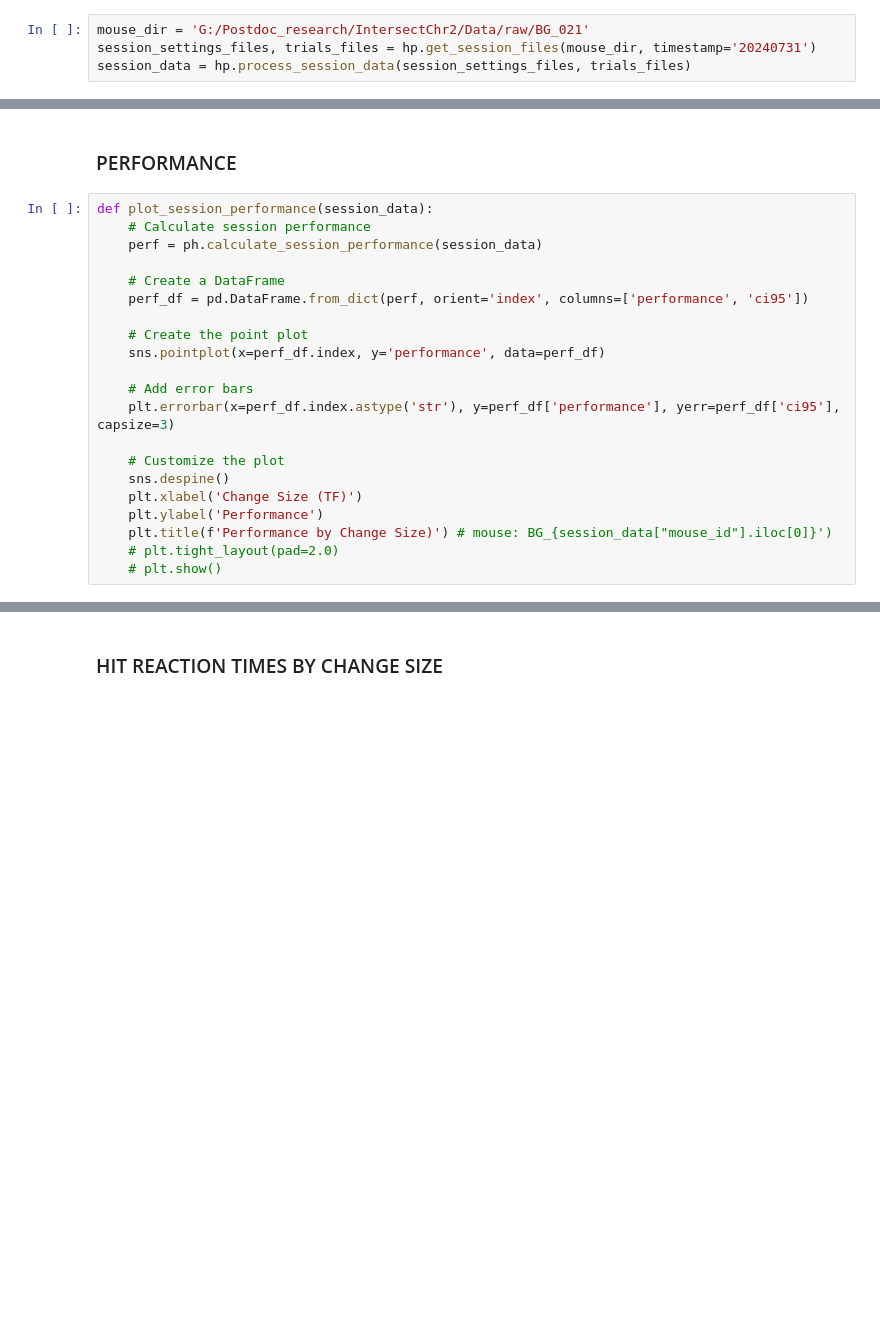
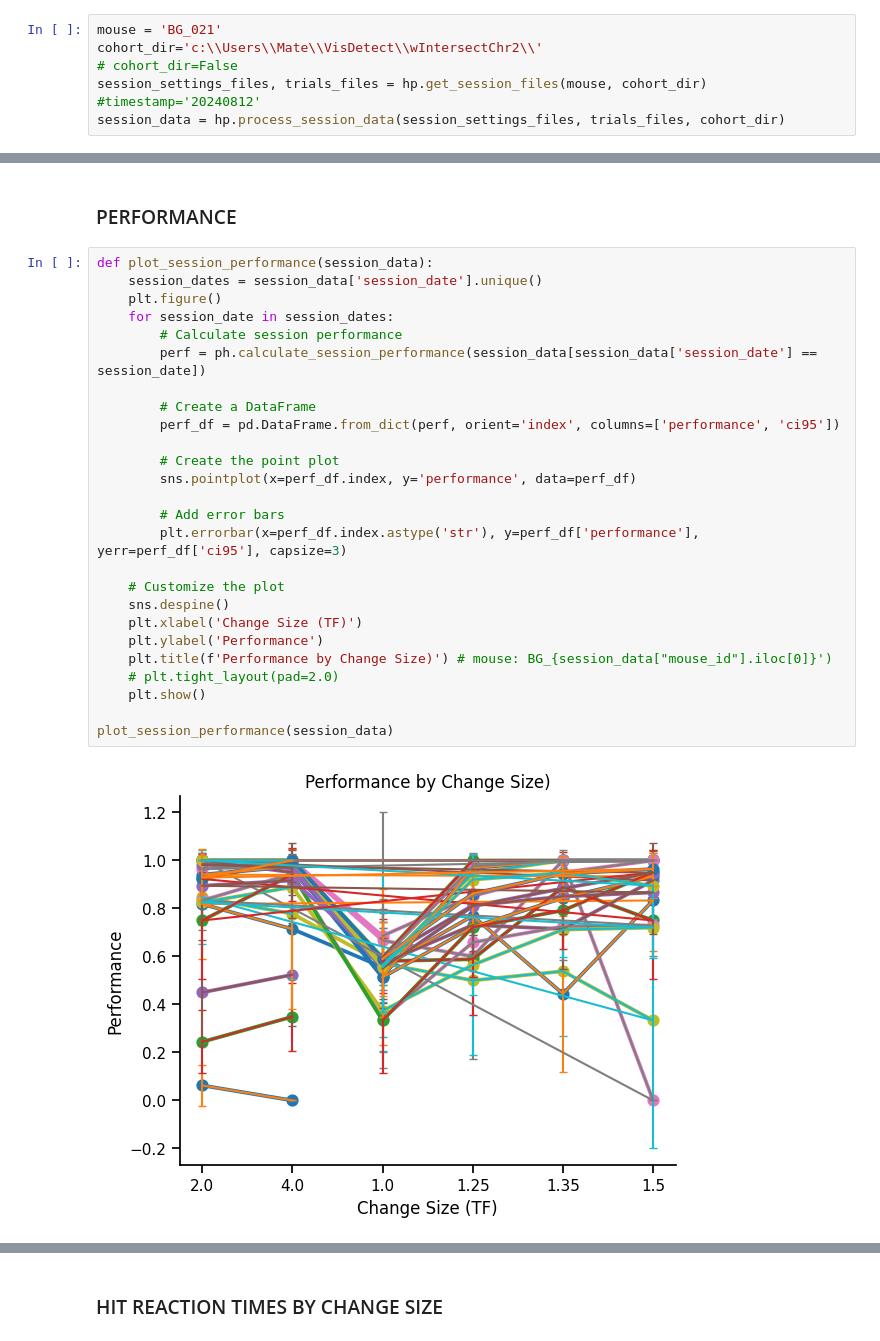
Before and after one commit to CherryGarcia-code/vis_detect_analysis_Apr2023, a Jupyter notebook: session_behavior_screen_v4_functionized_template.ipynb, the cells around one changed output, grey strips where cells are left out. Cells and saved outputs as stored; diff of their text form; blank space fills up the shorter version.

```diff
--- a/session_behavior_screen_v4_functionized_template.ipynb
+++ b/session_behavior_screen_v4_functionized_template.ipynb
@@ -14,7 +15,9 @@ import matplotlib.pyplot as plt
 # %% [markdown]
 ### Load and preprocess raw data into dataframe:
 # %%
-mouse_dir = 'G:/Postdoc_research/IntersectChr2/Data/raw/BG_021'
-session_settings_files, trials_files = hp.get_session_files(mouse_dir, timestamp='20240731')
-session_data = hp.process_session_data(session_settings_files, trials_files)
+mouse = 'BG_021'
+cohort_dir='c:\\Users\\Mate\\VisDetect\\wIntersectChr2\\'
+# cohort_dir=False
+session_settings_files, trials_files = hp.get_session_files(mouse, cohort_dir) #timestamp='20240812'
+session_data = hp.process_session_data(session_settings_files, trials_files, cohort_dir)
 # %% [output]
@@ -102,22 +111,29 @@ def plot_outcome_distribution(ax, session_data, outcome_palette):
 ### PERFORMANCE
 # %%
 def plot_session_performance(session_data):
-    # Calculate session performance
-    perf = ph.calculate_session_performance(session_data)
+    session_dates = session_data['session_date'].unique()
+    plt.figure()
+    for session_date in session_dates:
+        # Calculate session performance
+        perf = ph.calculate_session_performance(session_data[session_data['session_date'] == session_date])
 
-    # Create a DataFrame
-    perf_df = pd.DataFrame.from_dict(perf, orient='index', columns=['performance', 'ci95'])
+        # Create a DataFrame
+        perf_df = pd.DataFrame.from_dict(perf, orient='index', columns=['performance', 'ci95'])
 
-    # Create the point plot
-    sns.pointplot(x=perf_df.index, y='performance', data=perf_df)
+        # Create the point plot
+        sns.pointplot(x=perf_df.index, y='performance', data=perf_df)
 
-    # Add error bars
-    plt.errorbar(x=perf_df.index.astype('str'), y=perf_df['performance'], yerr=perf_df['ci95'], capsize=3)
+        # Add error bars
+        plt.errorbar(x=perf_df.index.astype('str'), y=perf_df['performance'], yerr=perf_df['ci95'], capsize=3)
 
     # Customize the plot
     sns.despine()
     plt.xlabel('Change Size (TF)')
     plt.ylabel('Performance')
     plt.title(f'Performance by Change Size)') # mouse: BG_{session_data["mouse_id"].iloc[0]}')
     # plt.tight_layout(pad=2.0)
-    # plt.show()
+    plt.show()
+
+plot_session_performance(session_data)
+# %% [output]
+[figure, added]
```
Also changed, not shown: parts of 4 cells of this notebook, 1 other file.
